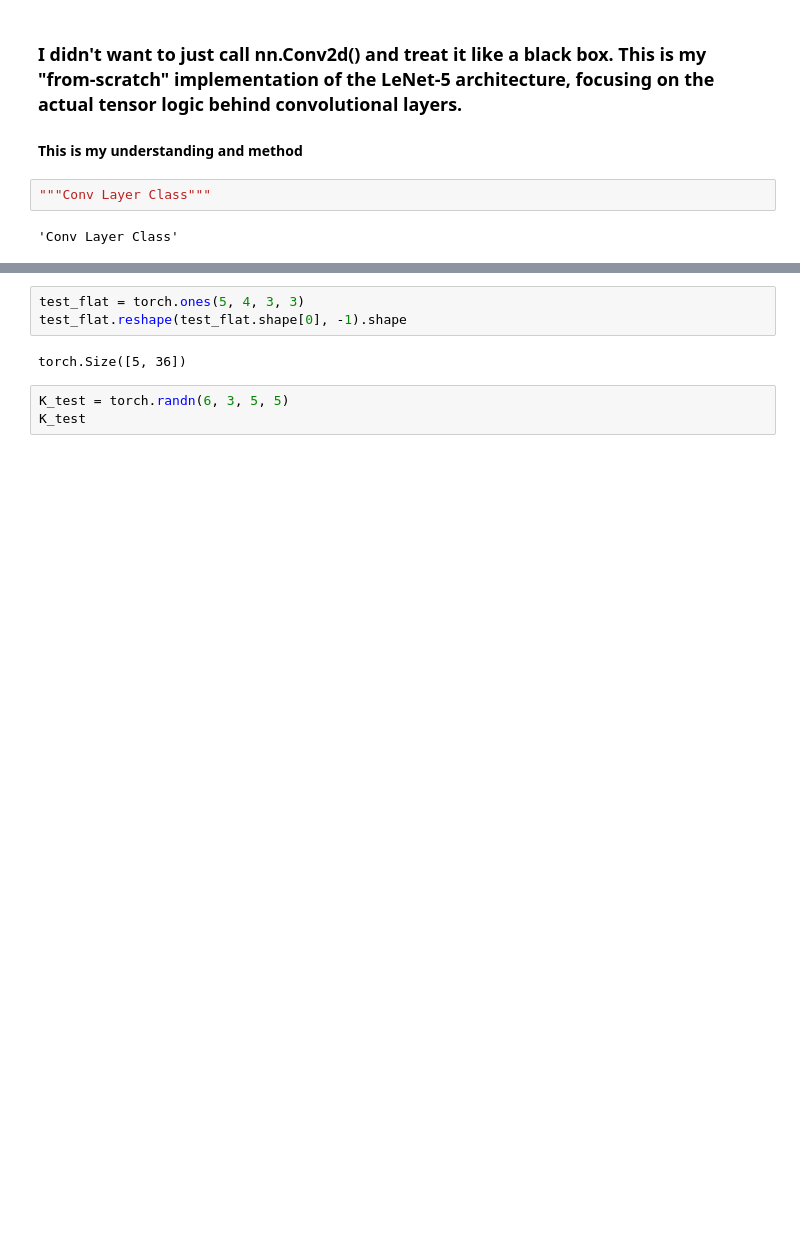
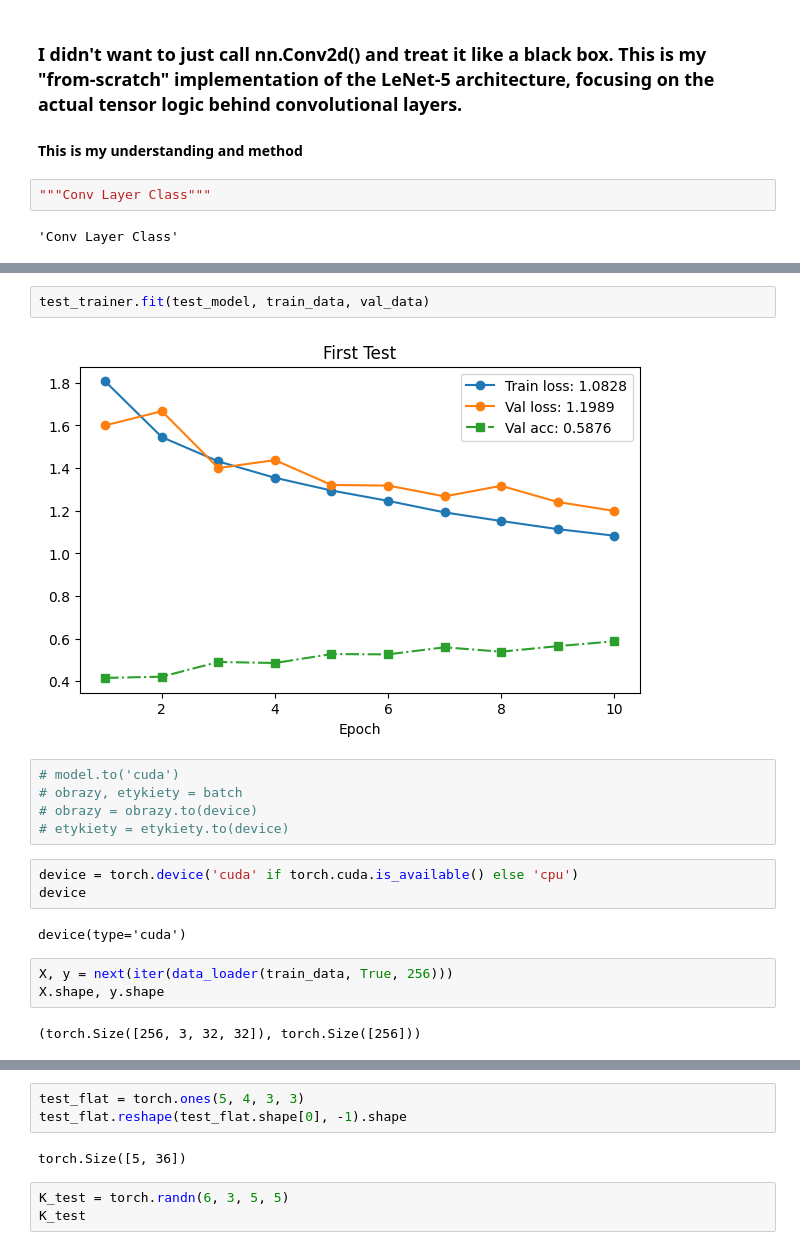
Before and after one commit to M4rselo/lenet5-from-scratch-analysis, a Jupyter notebook: cnn_scratch.ipynb, the cells around one changed output, grey strips where cells are left out. Cells and saved outputs as stored; diff of their text form; blank space fills up the shorter version.

```diff
--- a/cnn_scratch.ipynb
+++ b/cnn_scratch.ipynb
@@ -253,0 +332,19 @@ tensor([[[1.]],
+# %%
+test_trainer.fit(test_model, train_data, val_data)
+# %% [output]
+[figure, added]
+# %%
+# model.to('cuda')
+# obrazy, etykiety = batch
+# obrazy = obrazy.to(device)
+# etykiety = etykiety.to(device)
+# %%
+device = torch.device('cuda' if torch.cuda.is_available() else 'cpu')
+device
+# %% [output]
+device(type='cuda')
+# %%
+X, y = next(iter(data_loader(train_data, True, 256)))
+X.shape, y.shape
+# %% [output]
+(torch.Size([256, 3, 32, 32]), torch.Size([256]))
```
Also changed, not shown: parts of 23 cells of this notebook.
